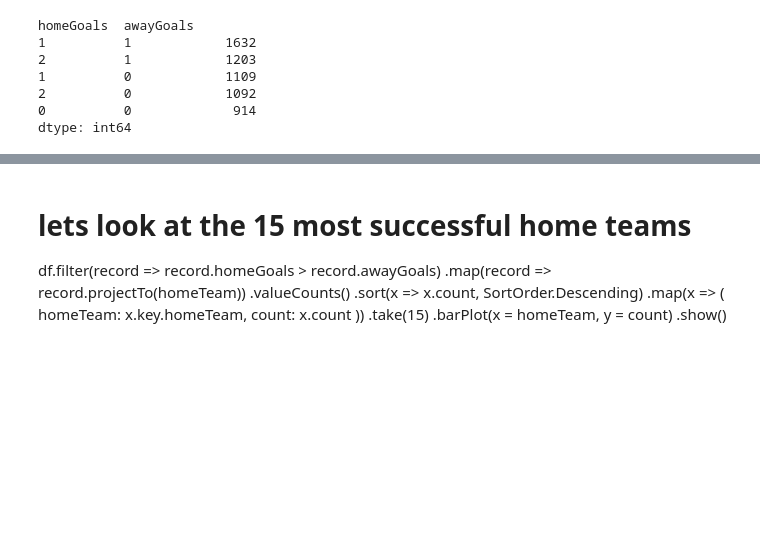
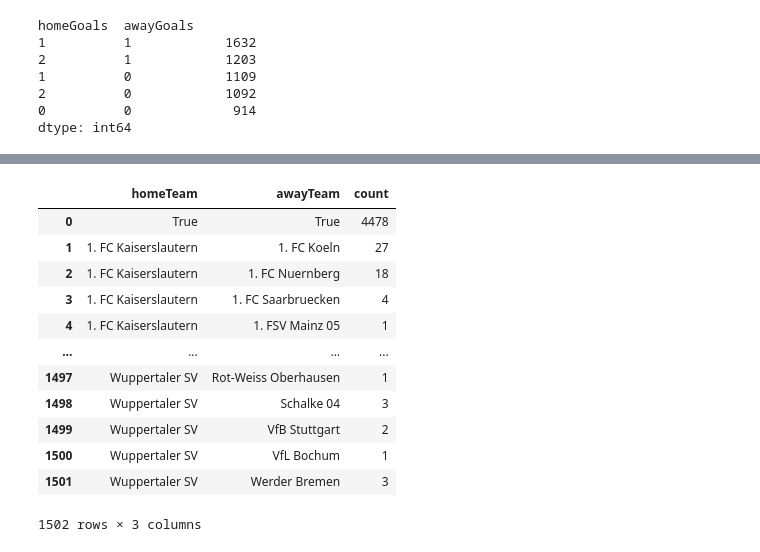
Before and after one commit to wilebaldosh/bundesliga, a Jupyter notebook: bundesliga.ipynb, the cells around one changed output, grey strips where cells are left out. Cells and saved outputs as stored; diff of their text form; code cells hidden in the pictures; blank space fills up the shorter version.

```diff
--- a/bundesliga.ipynb
+++ b/bundesliga.ipynb
@@ -304,15 +351,16 @@ marcador.sort_values(by = ['homeGoals', 'awayGoals'], ascending = False).head(15
-# %% [markdown]
- # lets look at the 15 most successful home teams
-  df.filter(record => record.homeGoals > record.awayGoals)
-    .map(record => record.projectTo(homeTeam))
-    .valueCounts()
-    .sort(x => x.count, SortOrder.Descending)
-    .map(x => (
-      homeTeam: x.key.homeTeam,
-      count: x.count
-    ))
-    .take(15)
-    .barPlot(x = homeTeam, y = count)
-    .show()
 # %%
-df.groupby(['homeTeam','awayTeam']).size().reset_index().rename(columns={0:'count'}).to_csv("data/raw/enfrentados.csv")
+df.groupby(['homeTeam','awayTeam']).size().reset_index().rename(columns={0:'count'})
+# %% [output]
+|  | homeTeam | awayTeam | count |
+| 0 | True | True | 4478 |
+| 1 | 1. FC Kaiserslautern | 1. FC Koeln | 27 |
+| 2 | 1. FC Kaiserslautern | 1. FC Nuernberg | 18 |
+| 3 | 1. FC Kaiserslautern | 1. FC Saarbruecken | 4 |
+| 4 | 1. FC Kaiserslautern | 1. FSV Mainz 05 | 1 |
+| ... | ... | ... | ... |
+| 1497 | Wuppertaler SV | Rot-Weiss Oberhausen | 1 |
+| 1498 | Wuppertaler SV | Schalke 04 | 3 |
+| 1499 | Wuppertaler SV | VfB Stuttgart | 2 |
+| 1500 | Wuppertaler SV | VfL Bochum | 1 |
+| 1501 | Wuppertaler SV | Werder Bremen | 3 |
+1502 rows × 3 columns
```
Also changed, not shown: parts of 8 cells of this notebook, 4 other files.
